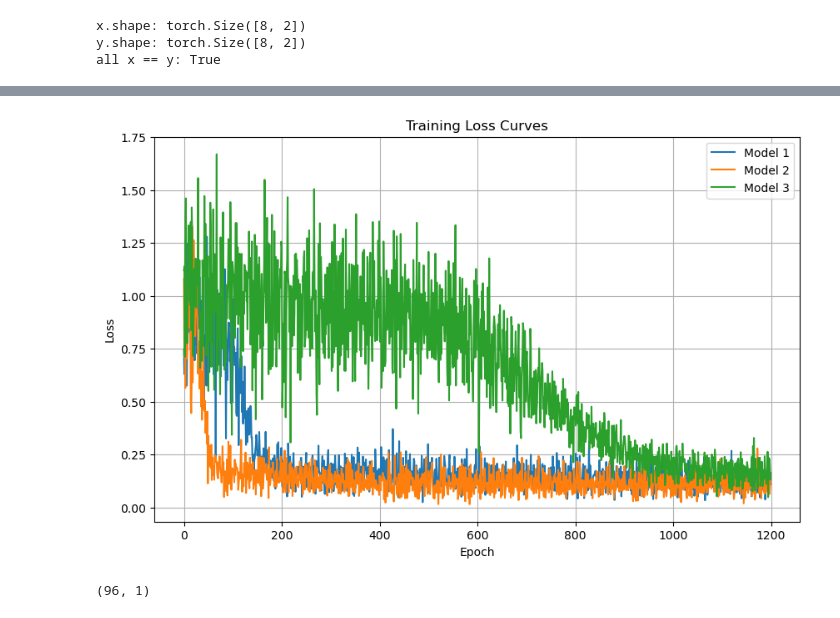
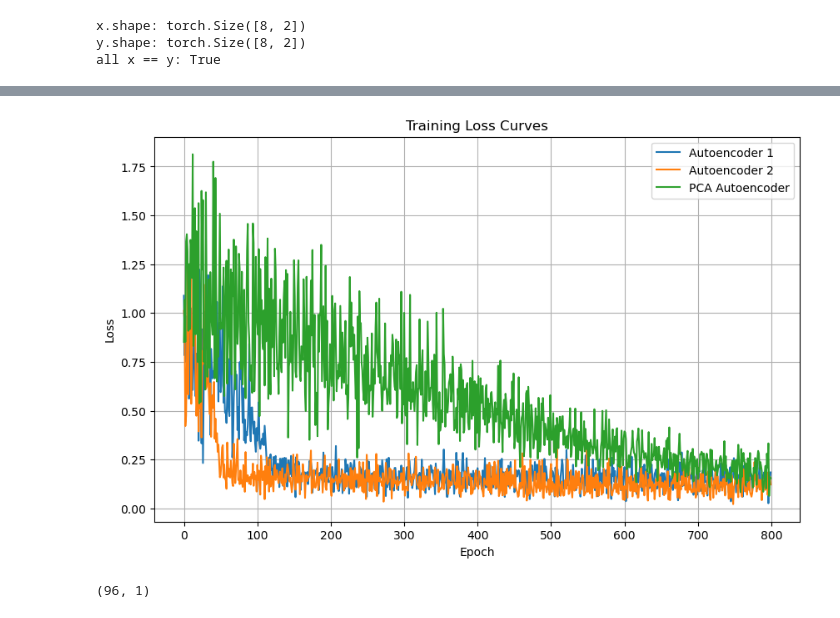
Before and after one commit to sh2099/ML_PHYS24, a Jupyter notebook: sheet06/sheet06_sh.ipynb, the cells around one changed output, grey strips where cells are left out. Saved outputs shown, nothing was run; the diff lists cells and outputs as text; code cells hidden in the pictures.

```diff
--- a/sheet06/sheet06_sh.ipynb
+++ b/sheet06/sheet06_sh.ipynb
@@ -134,7 +134,7 @@ model_2 = AutoencoderModule(model=Autoencoder, hidden_channels=[50, 50, 50, 1, 5
 model_3 = AutoencoderModule(model=PCAAutoencoder, input_dim=2, latent_dim=1)
 
 models = [model_1, model_2, model_3]
-trainers = [pl.Trainer(max_epochs=100, enable_checkpointing=False) for _ in models]
+trainers = [pl.Trainer(max_epochs=1000, enable_checkpointing=False) for _ in models]
 
 for model in models:
     print(model)
@@ -209,21 +209,22 @@ c:\Users\samhe\miniconda3\envs\mlph3\lib\site-packages\lightning\pytorch\loops\f
 # %%
+model_names = ["Autoencoder 1", "Autoencoder 2", "PCA Autoencoder"]
 loss_curves = {}
 for i, model in enumerate(models):
     #trainer.fit(model, data_loader)
-    loss_curves[f"Model {i + 1}"] = model.loss_curve
+    loss_curves[model_names[i]] = model.loss_curve
 
 # Plot the loss curves
 plt.figure(figsize=(10, 6))
 for label, loss_curve in loss_curves.items():
-    plt.plot(loss_curve, label=label)
+    plt.plot(loss_curve[:800], label=label)
 plt.title("Training Loss Curves")
 plt.xlabel("Epoch")
 plt.ylabel("Loss")
 plt.legend()
 plt.grid(True)
 plt.show()
 # %% [output]
-[figure, old version]
+[figure, new version]
 # %%
 # Assuming you have `data_loader` and trained models
 latent_embeddings = {}
```
Also changed, not shown: parts of 5 cells of this notebook.
